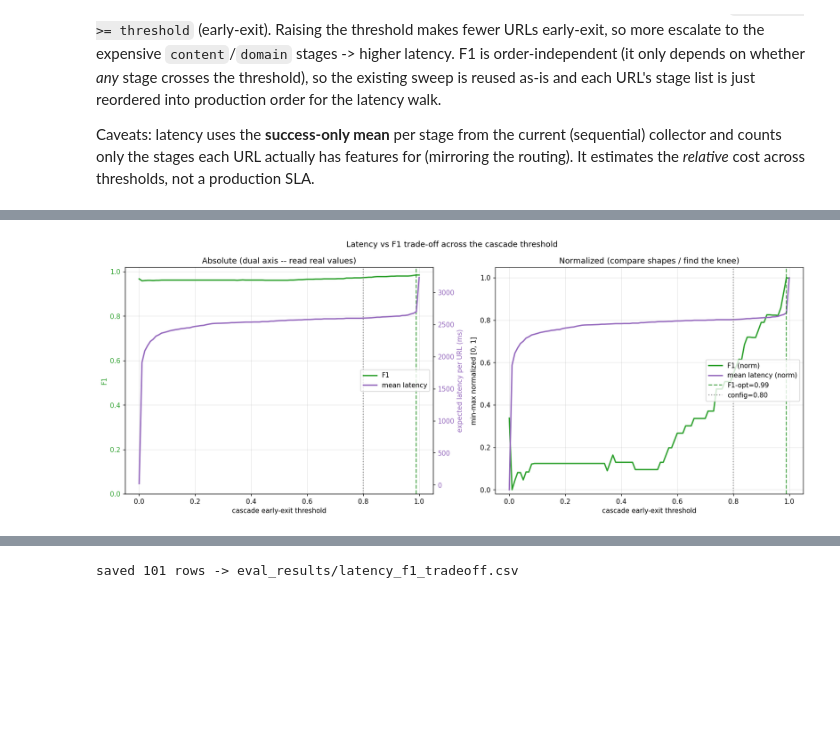
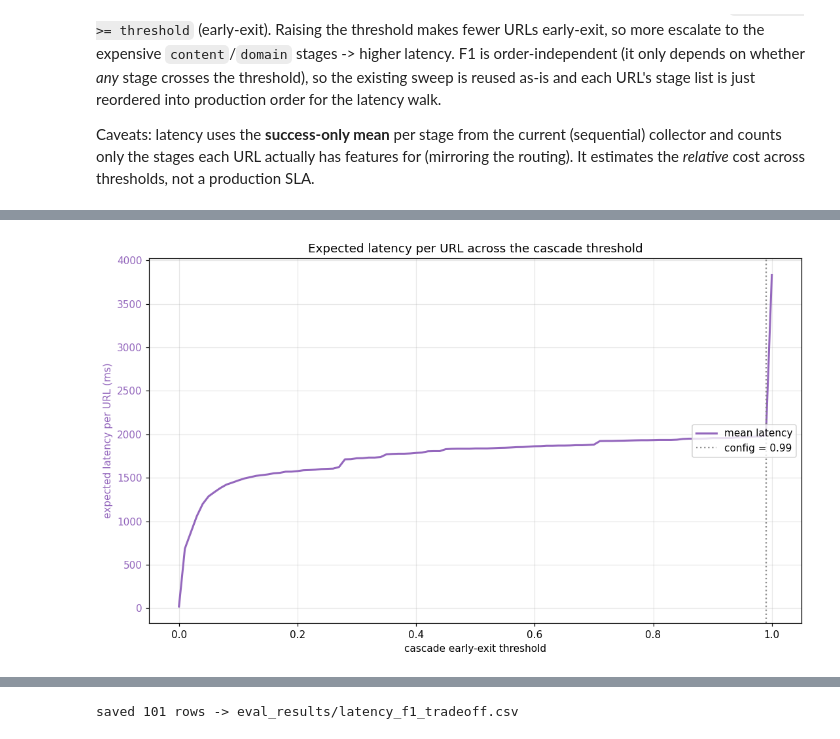
Before and after one commit to zhtli/Phishing-Detection-Engine, a Jupyter notebook: pipeline_threshold_evaluation.ipynb, the cells around one changed output, grey strips where cells are left out. Saved outputs shown, nothing was run; the diff lists cells and outputs as text; code cells hidden in the pictures; blank space fills up the shorter version.

```diff
--- a/pipeline_threshold_evaluation.ipynb
+++ b/pipeline_threshold_evaluation.ipynb
@@ -680,8 +763,9 @@ weighted avg     0.9827    0.9820    0.9821      1615
 # %%
-fig, axes = plt.subplots(1, 2, figsize=(11, 4.5))
-for ax, cm, t in [(axes[0], cm_opt, BEST_T), (axes[1], cm_cur, CURRENT_THRESHOLD)]:
-    ConfusionMatrixDisplay(cm, display_labels=[NEGATIVE, POSITIVE]).plot(
-        cmap="Blues", colorbar=False, ax=ax)
-    ax.set_title(f"TEST @ threshold {t:.3f}")
+cm_cfg = confusion_matrix(y_test, preds_cfg)
+fig, ax = plt.subplots(figsize=(5.5, 4.5))
+ConfusionMatrixDisplay(cm_cfg, display_labels=[NEGATIVE, POSITIVE]).plot(
+    cmap="Blues", colorbar=False, ax=ax)
+_thr_txt = ", ".join(f"{k}={v:.2f}" for k, v in CONFIG_THR.items() if k != "_default")
+ax.set_title(f"TEST @ shipped per-stage config\n({_thr_txt})")
 plt.tight_layout(); plt.show()
 # %% [output]
@@ -695,9 +779,9 @@ number of evaluated URLs.
 # %%
 routes = Counter()
 for L in test_probs:
-    dec, sid, route = cascade(L, BEST_T)
+    dec, sid, route = cascade(L, CONFIG_THR)
     if route == "early_exit":
-        key = f"{sid} early-exit -> phish"
+        key = f"{sid} early-exit -> {dec}"
     elif route == "fallback":
         key = f"fallback -> {dec}"
     else:
@@ -706,9 +790,9 @@ for L in test_probs:
 
 funnel = pd.Series(routes).sort_values(ascending=False)
 assert funnel.sum() == len(test_probs)
-print(f"How the {len(test_probs)} TEST URLs were decided at threshold {BEST_T:.4f}:")
+print(f"How the {len(test_probs)} TEST URLs were decided at the shipped per-stage config:")
 ax = funnel.iloc[::-1].plot(kind="barh", figsize=(8, 3.5), color="tab:purple")
-ax.set_xlabel("URLs"); ax.set_title(f"Cascade decision funnel (TEST @ {BEST_T:.3f})")
+ax.set_xlabel("URLs"); ax.set_title("Cascade decision funnel (TEST @ per-stage config)")
 for i, v in enumerate(funnel.iloc[::-1].values):
     ax.text(v, i, f" {v}", va="center")
 plt.tight_layout(); plt.show()
@@ -831,40 +1007,14 @@ trade-off table (every 10th threshold):
 # %%
-# Compare F1 vs expected latency across the threshold: absolute (dual-axis) + normalized (shapes).
-def _minmax(v):
-    v = np.asarray(v, dtype=float)
-    lo, hi = np.nanmin(v), np.nanmax(v)
-    return np.zeros_like(v) if np.isclose(hi, lo) else (v - lo) / (hi - lo)
-
-fig, (axL, axN) = plt.subplots(1, 2, figsize=(15, 6))
-
-# --- left: absolute, dual-axis (real F1 and real ms) ---
-axL.plot(tradeoff["threshold"], tradeoff["f1"], color="tab:green", lw=2, label="F1")
-axL.set_xlabel("cascade early-exit threshold")
-axL.set_ylabel("F1", color="tab:green"); axL.set_ylim(0, 1.02)
-axL.tick_params(axis="y", labelcolor="tab:green"); axL.grid(alpha=0.3)
-axLr = axL.twinx()
-axLr.plot(tradeoff["threshold"], tradeoff["mean_latency_ms"], color="tab:purple", lw=2, label="mean latency")
-axLr.set_ylabel("expected latency per URL (ms)", color="tab:purple")
-axLr.tick_params(axis="y", labelcolor="tab:purple")
-axL.axvline(BEST_T, ls="--", color="green", alpha=0.7)
-axL.axvline(CURRENT_THRESHOLD, ls=":", color="gray", alpha=0.9)
-h1, l1 = axL.get_legend_handles_labels(); h2, l2 = axLr.get_legend_handles_labels()
-axL.legend(h1 + h2, l1 + l2, loc="center right")
-axL.set_title("Absolute (dual axis -- read real values)")
-
-# --- right: min-max normalized to [0,1] so shapes are directly comparable (cf. the metrics cell) ---
-axN.plot(tradeoff["threshold"], _minmax(tradeoff["f1"]), color="tab:green", lw=2, label="F1 (norm)")
-axN.plot(tradeoff["threshold"], _minmax(tradeoff["mean_latency_ms"]), color="tab:purple", lw=2,
-         label="mean latency (norm)")
-axN.set_xlabel("cascade early-exit threshold"); axN.set_ylabel("min-max normalized [0, 1]")
-axN.set_ylim(-0.02, 1.05); axN.grid(alpha=0.3)
-axN.axvline(BEST_T, ls="--", color="green", alpha=0.7, label=f"F1-opt={BEST_T:.2f}")
-axN.axvline(CURRENT_THRESHOLD, ls=":", color="gray", alpha=0.9, label=f"config={CURRENT_THRESHOLD:.2f}")
-axN.legend(loc="center right")
-axN.set_title("Normalized (compare shapes / find the knee)")
-
-fig.suptitle("Latency vs F1 trade-off across the cascade threshold")
+# Expected latency across the threshold
+fig, ax = plt.subplots(figsize=(10, 6))
+ax.plot(tradeoff["threshold"], tradeoff["mean_latency_ms"], color="tab:purple", lw=2, label="mean latency")
+ax.set_xlabel("cascade early-exit threshold")
+ax.set_ylabel("expected latency per URL (ms)", color="tab:purple")
+ax.tick_params(axis="y", labelcolor="tab:purple"); ax.grid(alpha=0.3)
+ax.axvline(CURRENT_THRESHOLD, ls=":", color="gray", alpha=0.9, label=f"config = {CURRENT_THRESHOLD:.2f}")
+ax.legend(loc="center right")
+ax.set_title("Expected latency per URL across the cascade threshold")
 plt.tight_layout(); plt.show()
 # %% [output]
-[figure, old version]
+[figure, new version]
 # %%
```
Also changed, not shown: parts of 39 cells of this notebook, 6 other files.
